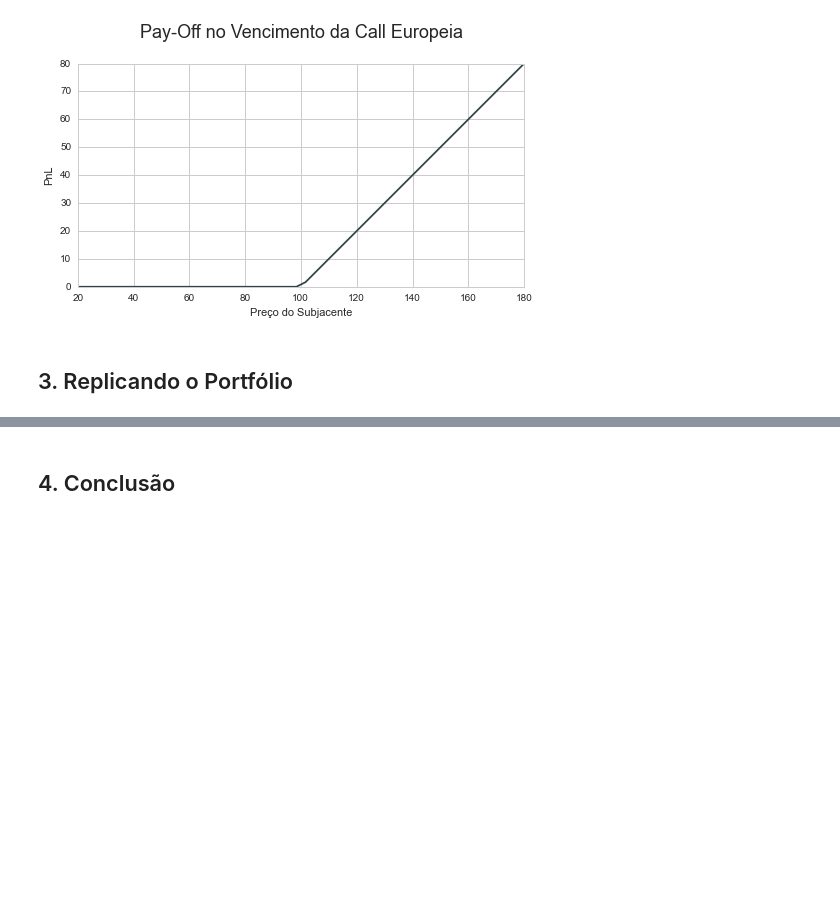
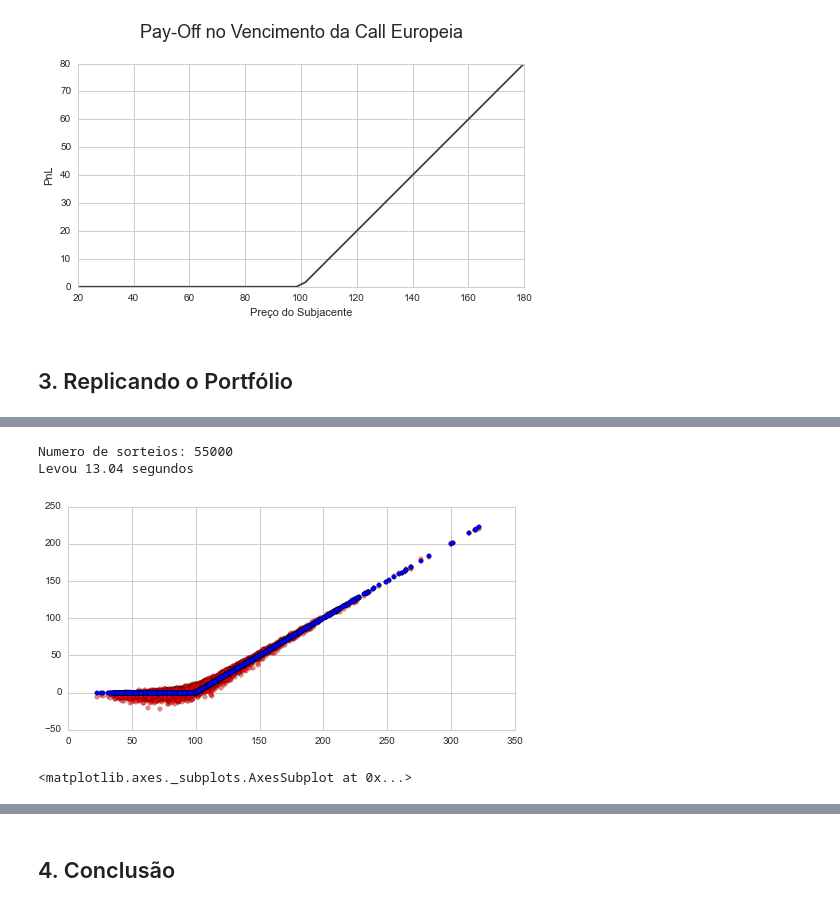
Before and after one commit to ucaiado/Replicating_Strategy, a Jupyter notebook: UiraCaiadoEx01.ipynb, the cells around one changed output, grey strips where cells are left out. Saved outputs shown, nothing was run; the diff lists cells and outputs as text; code cells hidden in the pictures; blank space fills up the shorter version.

Commit message:
Start to implement the replica strategy simulation

```diff
--- a/UiraCaiadoEx01.ipynb
+++ b/UiraCaiadoEx01.ipynb
@@ -1223,0 +1313,19 @@ plot_payoff(EuropianCall, d_param)
+# %%
+# teste de codigo
+i_nsiml = 5000
+# MySrochasticProcess = GBM_By_Euler
+MyOption = EuropianCall
+# parametros iniciais
+d_param = {"f_St": 100.,  # estado inicial do ativo
+           "f_r": 0.10,  # taxa de juros
+           "f_sigma": 0.50,  # desvio padrao da dinamica
+           "f_time": 0.5,  # tempo decorrido na simulacao (anos)
+           "f_K": 100,  # strike (nao tem para log),
+           "f_steps": 10, # quantidade de passos dado entre a e f_time
+           "f_mu": 0.12  # media da dinamica
+           }
+# %%
+df = replicate_portfolio(i_nsiml, MyOption, d_param)
+# %% [output]
+Numero de sorteios: 55000
+Levou 13.04 segundos
@@ -1223,0 +1336,5 @@ plot_payoff(EuropianCall, d_param)
+# %%
+plt.scatter(df.St, df.Ht, c="r", alpha=0.5)
+ax = plt.scatter(df.St, df.Vt)
+# %% [output]
+[figure, added]
@@ -1223,0 +1343,4 @@ plot_payoff(EuropianCall, d_param)
+# %%
+ax.ax
+# %% [output]
+<matplotlib.axes._subplots.AxesSubplot at 0x...>
```
Also changed, not shown: parts of 21 cells of this notebook.
